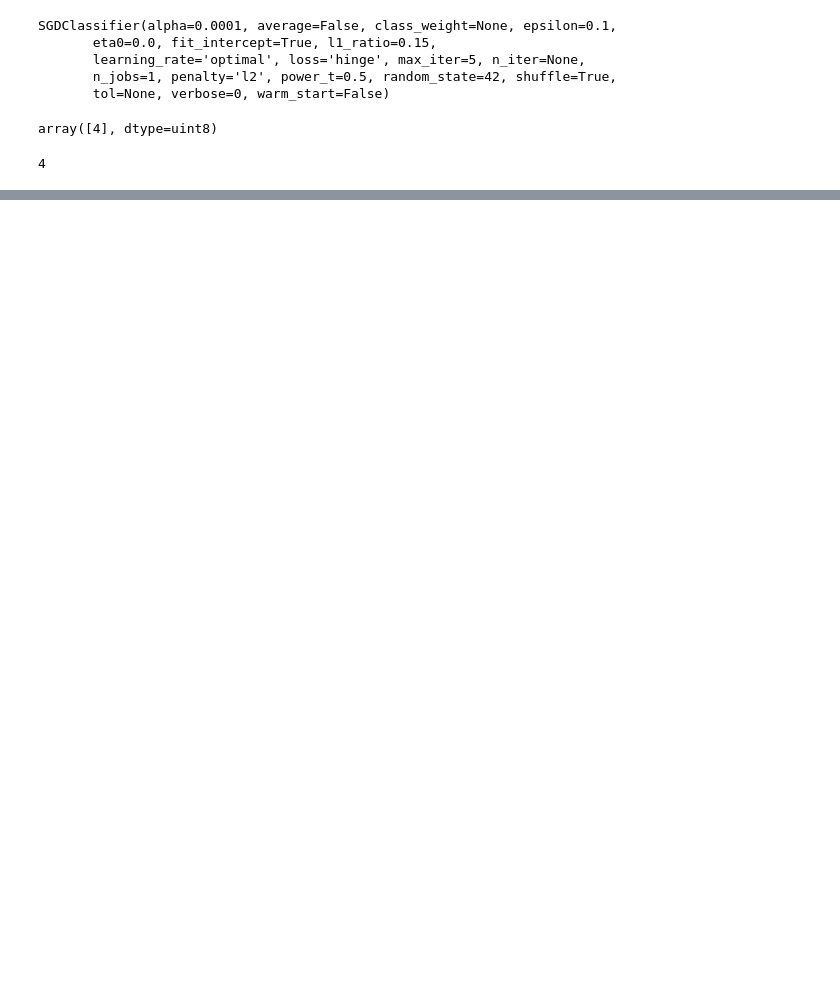
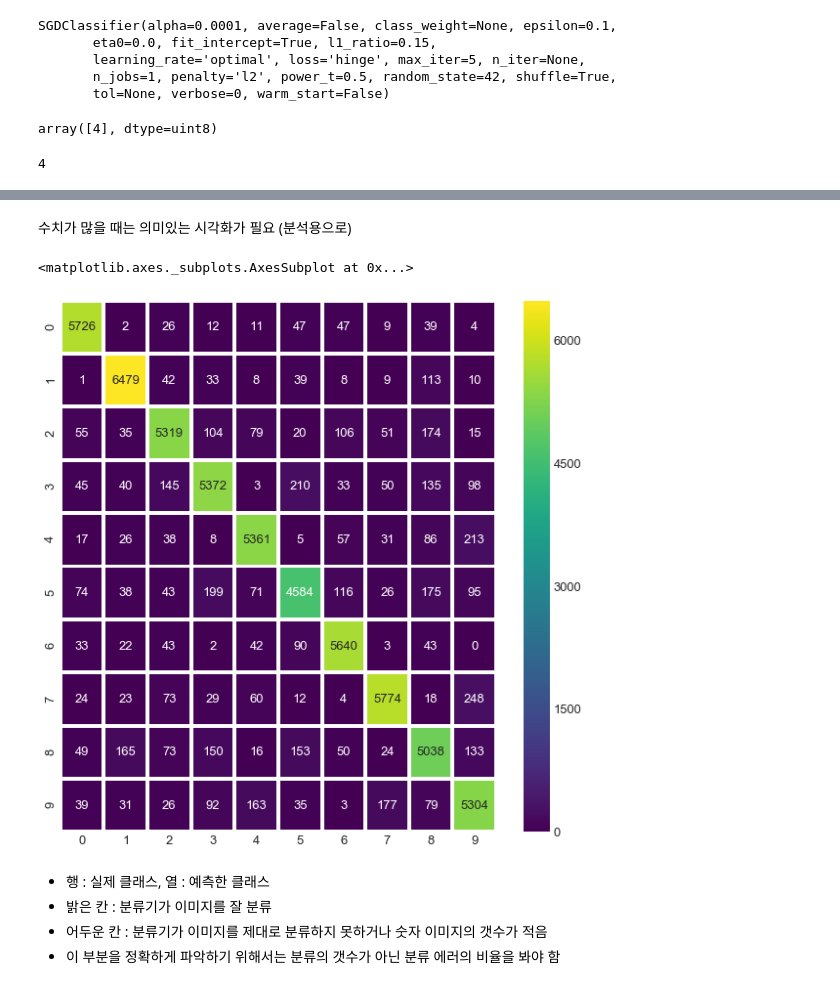
Before and after one commit to jeonghunyoon/machine-learning-lecture-notes-old, a Jupyter notebook: 04. Multiclass_Classification_MNIST.ipynb, the cells around one changed output, grey strips where cells are left out. Cells and saved outputs as stored; diff of their text form; code cells hidden in the pictures; blank space fills up the shorter version.

```diff
--- a/04. Multiclass_Classification_MNIST.ipynb
+++ b/04. Multiclass_Classification_MNIST.ipynb
@@ -42,0 +89,7 @@ train_y[2]
+# %%
+from sklearn.ensemble import RandomForestClassifier
+
+rf = RandomForestClassifier()
+rf.fit(train_x_2d, train_y)
+
+rf.predict([train_x_2d[2]])
@@ -42,0 +123,9 @@ train_y[2]
+# %%
+from sklearn.model_selection import cross_val_predict
+
+train_y_pred = cross_val_predict(sgd, train_x_2d_scaled, train_y, cv = 3)
+# %%
+from sklearn.metrics import confusion_matrix
+
+confusion_mtx = confusion_matrix(train_y, train_y_pred)
+confusion_mtx
@@ -42,0 +143,6 @@ train_y[2]
+# %%
+# 표를 쉽게 보기 위해서
+import pandas as pd
+
+confusion_mtx_df = pd.DataFrame(confusion_mtx)
+confusion_mtx_df
@@ -42,0 +161,15 @@ train_y[2]
+# %% [markdown]
+수치가 많을 때는 의미있는 시각화가 필요 (분석용으로)
+# %%
+import seaborn as sns
+sns.set({'figure.figsize': (10, 10), 'font.size': 13})
+
+sns.heatmap(confusion_mtx_df, cmap='viridis', annot=True, linewidth=3, fmt='g')
+# %% [output]
+<matplotlib.axes._subplots.AxesSubplot at 0x...>
+[figure, added]
+# %% [markdown]
+- 행 : 실제 클래스, 열 : 예측한 클래스
+- 밝은 칸 : 분류기가 이미지를 잘 분류
+- 어두운 칸  : 분류기가 이미지를 제대로 분류하지 못하거나 숫자 이미지의 갯수가 적음
+ - 이 부분을 정확하게 파악하기 위해서는 분류의 갯수가 아닌 분류 에러의 비율을 봐야 함
```
Also changed, not shown: parts of 41 cells of this notebook.
